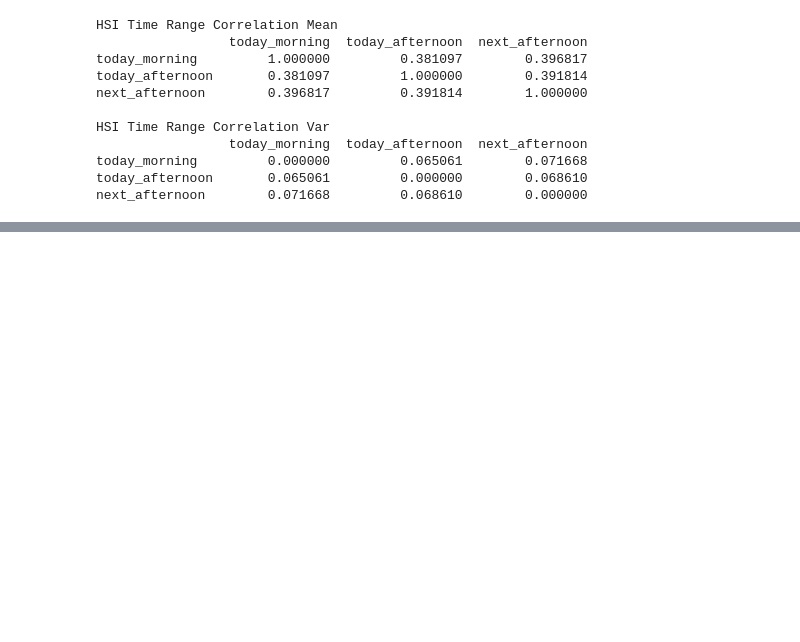
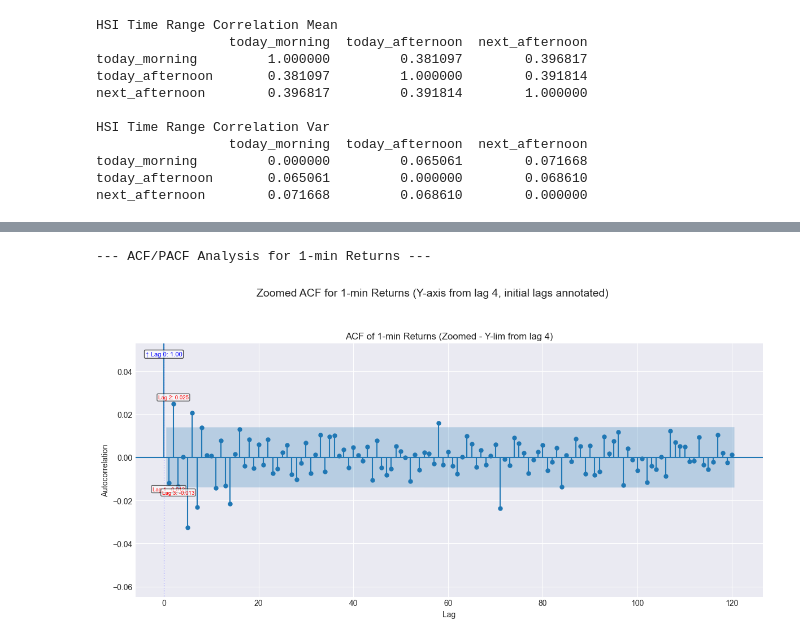
Before and after one commit to yuqiii-wang/HASEIndexQuant, a Jupyter notebook: analysis.ipynb, the cells around one changed output, grey strips where cells are left out. Drawn from its saved outputs; the diff is of its cells as text; code cells hidden in the pictures; blank space fills up the shorter version.

```diff
--- a/analysis.ipynb
+++ b/analysis.ipynb
@@ -406,0 +422,13 @@ hscat100  0.051124  0.050304  0.000000
+# %%
+from utils import plot_zoomed_acf_with_annotations
+
+
+lags_ignored_zoom = 3 # For y-limit calculation in zoomed ACF plots
+nlags_main = 120
+
+# Analysis for Returns
+print("\n\n--- ACF/PACF Analysis for 1-min Returns ---")
+plot_zoomed_acf_with_annotations(hsi_df['returns'], '1-min Returns', nlags=nlags_main, lags_to_ignore_for_ylim=lags_ignored_zoom)
+# %% [output]
+--- ACF/PACF Analysis for 1-min Returns ---
+[figure, added]
```
Also changed, not shown: parts of 11 cells of this notebook, 6 other files.
